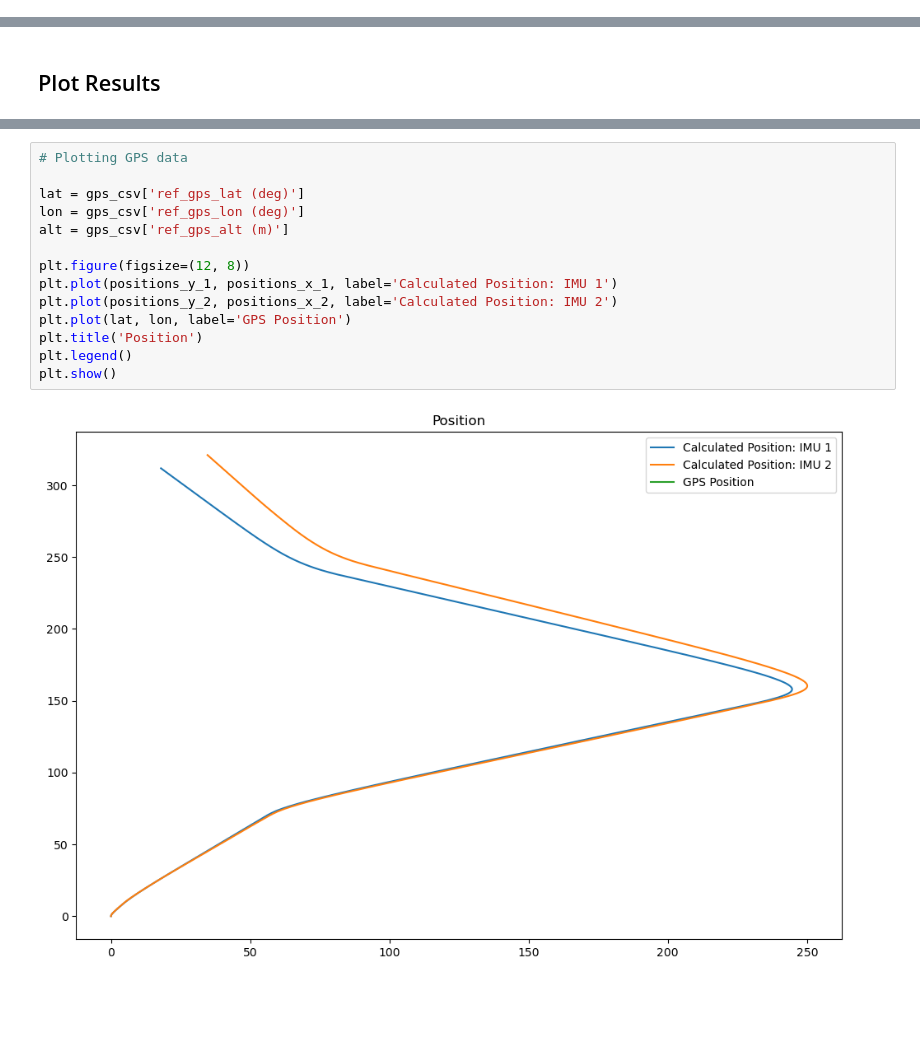
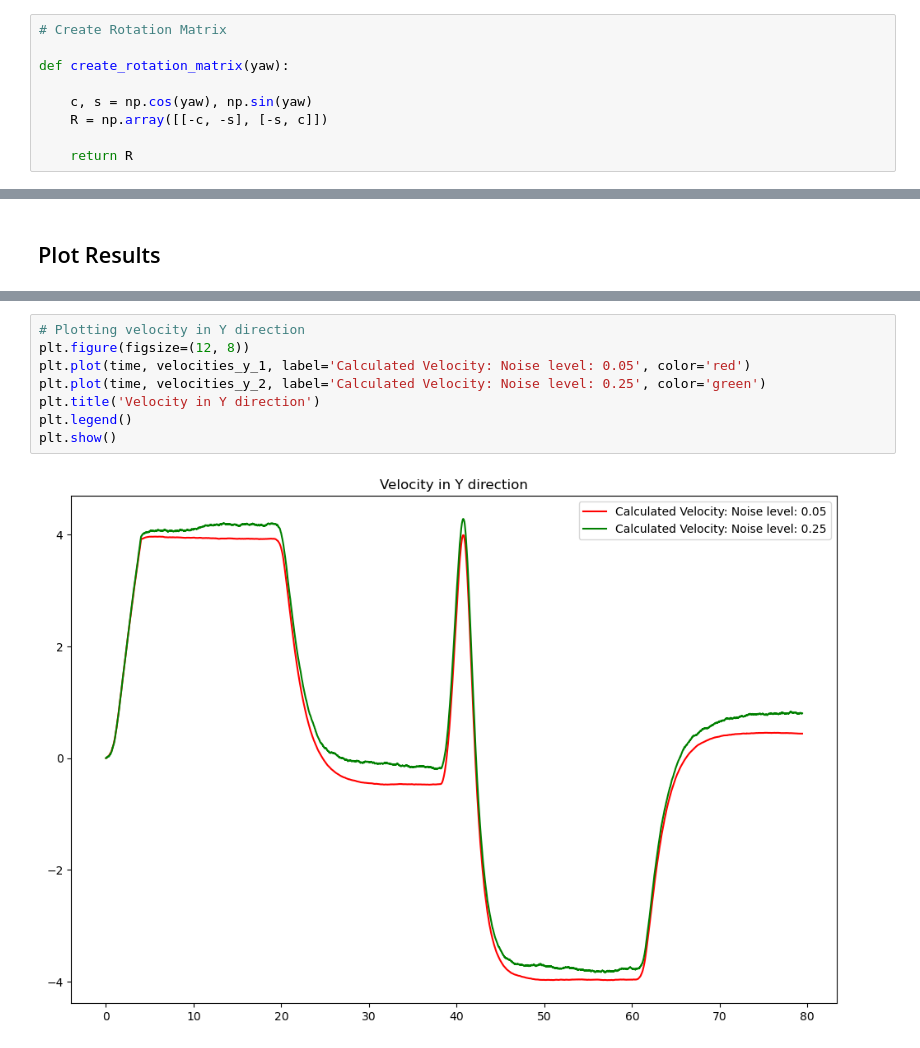
Before and after one commit to ryangochar/AUVlocalization, a Jupyter notebook: AUVlocalization_Kalman.ipynb, the cells around one changed output, grey strips where cells are left out. Drawn from its saved outputs; the diff is of its cells as text; blank space fills up the shorter version.

```diff
--- a/AUVlocalization_Kalman.ipynb
+++ b/AUVlocalization_Kalman.ipynb
@@ -214,0 +116,9 @@ def run_kalman_filter(data_in, dt, var):
+# %%
+# Create Rotation Matrix
+
+def create_rotation_matrix(yaw):
+
+    c, s = np.cos(yaw), np.sin(yaw)
+    R = np.array([[-c, -s], [-s, c]])
+
+    return R
@@ -387,16 +415,10 @@ plt.show()
-# %%
-# Plotting GPS data
-
-lat = gps_csv['ref_gps_lat (deg)']
-lon = gps_csv['ref_gps_lon (deg)']
-alt = gps_csv['ref_gps_alt (m)']
-
-plt.figure(figsize=(12, 8))
-plt.plot(positions_y_1, positions_x_1, label='Calculated Position: IMU 1')
-plt.plot(positions_y_2, positions_x_2, label='Calculated Position: IMU 2')
-plt.plot(lat, lon, label='GPS Position')
-plt.title('Position')
-plt.legend()
-plt.show()
-# %% [output]
-[figure, removed]
+# %%
+# Plotting velocity in Y direction
+plt.figure(figsize=(12, 8))
+plt.plot(time, velocities_y_1, label='Calculated Velocity: Noise level: 0.05', color='red')
+plt.plot(time, velocities_y_2, label='Calculated Velocity: Noise level: 0.25', color='green')
+plt.title('Velocity in Y direction')
+plt.legend()
+plt.show()
+# %% [output]
+[figure, added]
```
Also changed, not shown: parts of 23 cells of this notebook.
